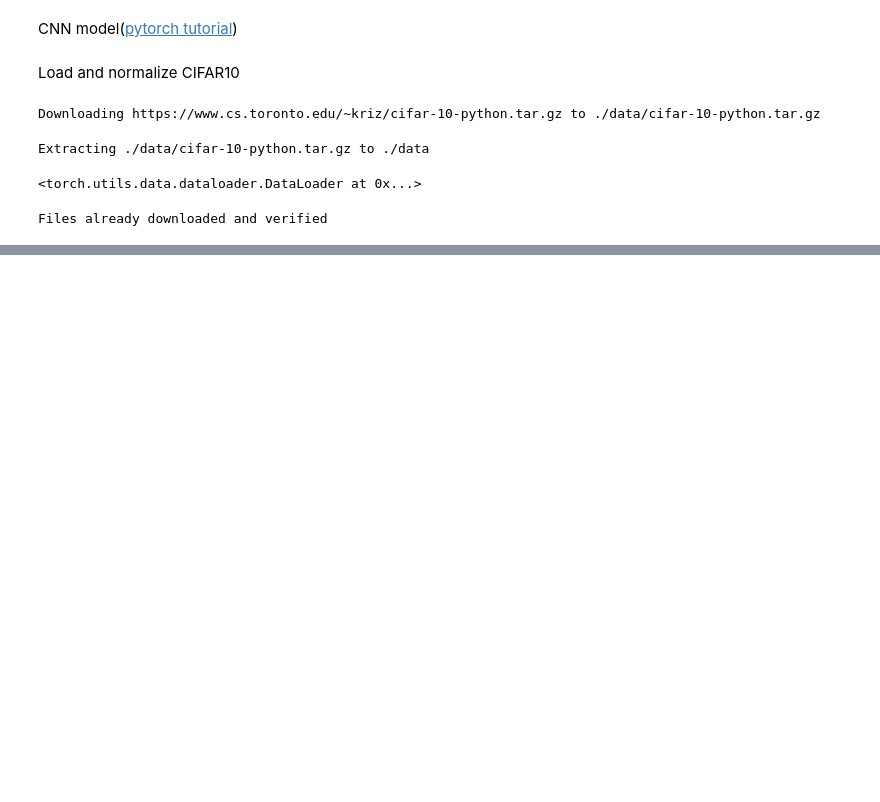
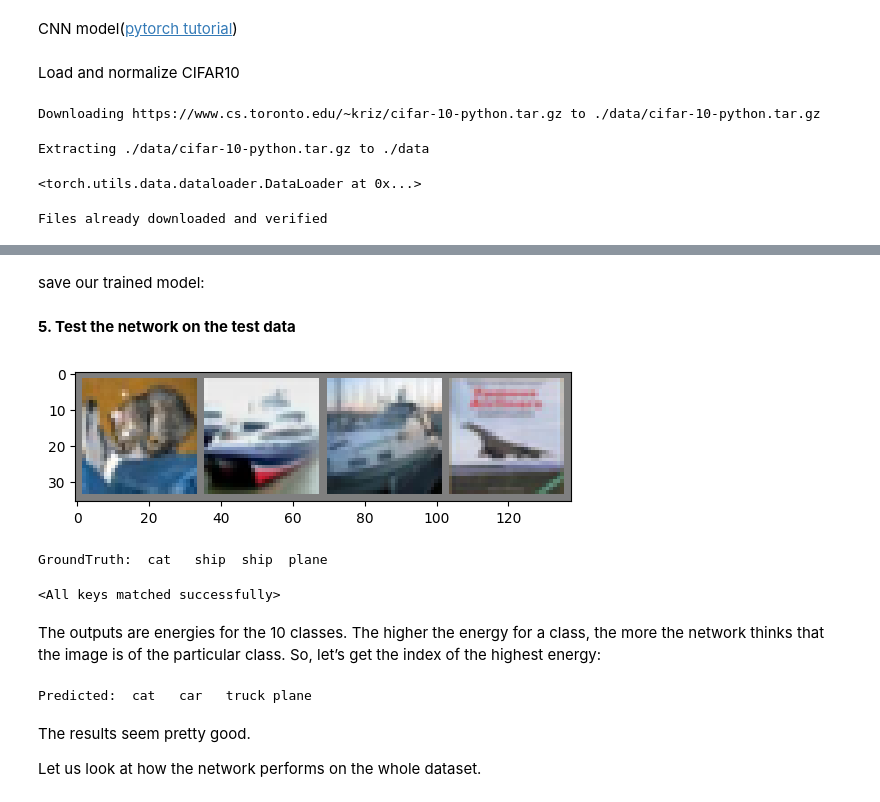
Before and after one commit to sudhirshahu51/Pytorch_Codes, a Jupyter notebook: cnn_model.ipynb, the cells around one changed output, grey strips where cells are left out. Saved outputs shown, nothing was run; the diff lists cells and outputs as text; code cells hidden in the pictures; blank space fills up the shorter version.

```diff
--- a/cnn_model.ipynb
+++ b/cnn_model.ipynb
@@ -59,0 +141,2 @@ ship  truck truck plane
+# %% [markdown]
+save our trained model:
@@ -59,0 +146,17 @@ ship  truck truck plane
+# %% [markdown]
+**5. Test the network on the test data**
+# %%
+dataiter = iter(testloader)
+images, labels = next(dataiter)
+
+# print images
+imshow(torchvision.utils.make_grid(images))
+print('GroundTruth: ', ' '.join(f'{classes[labels[j]]:5s}' for j in range(4)))
+# %% [output]
+[figure, added]
+GroundTruth:  cat   ship  ship  plane
+# %%
+net = Net()
+net.load_state_dict(torch.load(PATH, weights_only=True))
+# %% [output]
+<All keys matched successfully>
@@ -59,0 +165,13 @@ ship  truck truck plane
+# %% [markdown]
+The outputs are energies for the 10 classes. The higher the energy for a class, the more the network thinks that the image is of the particular class. So, let’s get the index of the highest energy:
+# %%
+_, predicted = torch.max(outputs, 1)
+
+print('Predicted: ', ' '.join(f'{classes[predicted[j]]:5s}'
+                              for j in range(4)))
+# %% [output]
+Predicted:  cat   car   truck plane
+# %% [markdown]
+The results seem pretty good.
+
+Let us look at how the network performs on the whole dataset.
```
Also changed, not shown: parts of 18 cells of this notebook.
